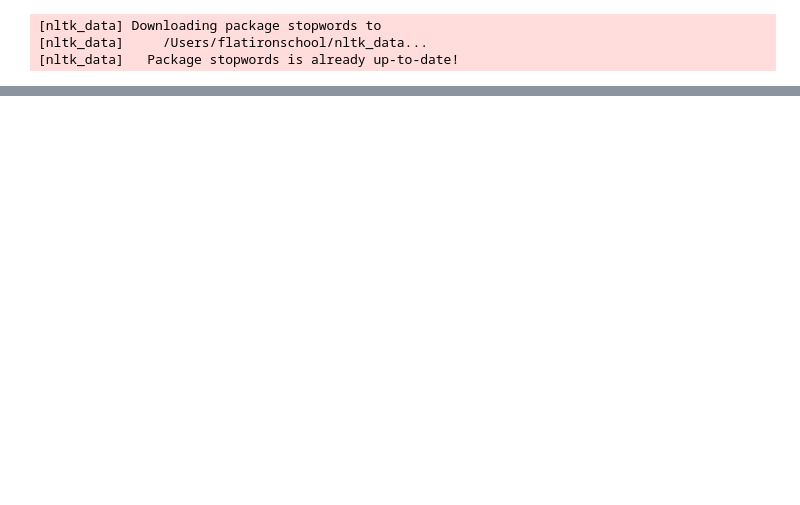
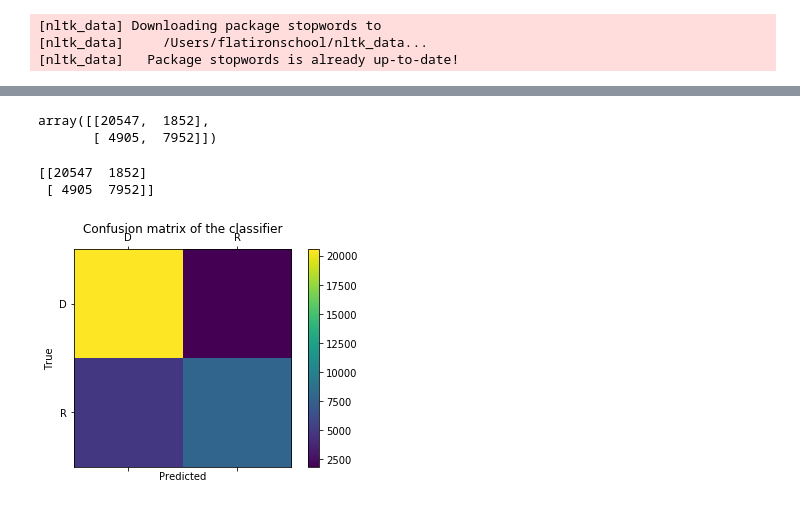
Before and after one commit to omerhakim/Twitter_Classification, a Jupyter notebook: mode_5/Vectorization.ipynb, the cells around one changed output, grey strips where cells are left out. Drawn from its saved outputs; the diff is of its cells as text; code cells hidden in the pictures; blank space fills up the shorter version.

```diff
--- a/mode_5/Vectorization.ipynb
+++ b/mode_5/Vectorization.ipynb
@@ -102,0 +250,3 @@ df1.head()
+# %%
+df1.set_index('username', inplace = True)
+df1.head()
@@ -115,2 +276,2 @@ import numpy as np
 # %%
-X_train, X_test, y_train, y_test = train_test_split(data , target, test_size=0.25)
+X_train, X_test, y_train, y_test = train_test_split(data , target, test_size=0.20)
@@ -138,6 +307,31 @@ rf_classifier = RandomForestClassifier( verbose=1,n_jobs=-1)
 nb_classifier.fit(tf_idf_data_train, y_train)
 nb_train_preds = nb_classifier.predict(tf_idf_data_train)
 nb_test_preds = nb_classifier.predict(tf_idf_data_test)
+# %%
+confusion = metrics.confusion_matrix(y_test, nb_test_preds, labels = ['D','R'])
+confusion
+# %% [output]
+array([[20547,  1852],
+       [ 4905,  7952]])
+# %%
+import matplotlib.pyplot as plt
+labels = ['D', 'R']
+cm = metrics.confusion_matrix(y_test, nb_test_preds, labels)
+print(cm)
+fig = plt.figure()
+ax = fig.add_subplot(111)
+cax = ax.matshow(cm)
+plt.title('Confusion matrix of the classifier')
+fig.colorbar(cax)
+ax.set_xticklabels([''] + labels)
+ax.set_yticklabels([''] + labels)
+plt.xlabel('Predicted')
+plt.ylabel('True')
+plt.show()
+# %% [output]
+[[20547  1852]
+ [ 4905  7952]]
+[figure, added]
 # %%
 rf_classifier.fit(tf_idf_data_train, y_train)
 rf_train_preds = rf_classifier.predict(tf_idf_data_train)
```
Also changed, not shown: parts of 64 cells of this notebook, 7 other files.
